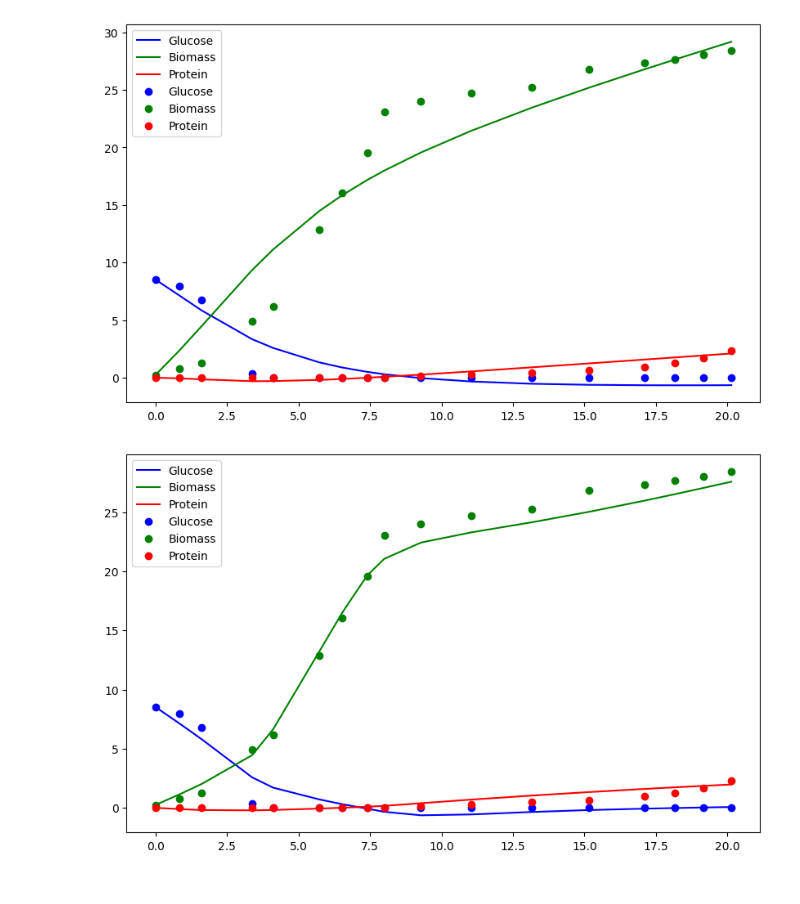
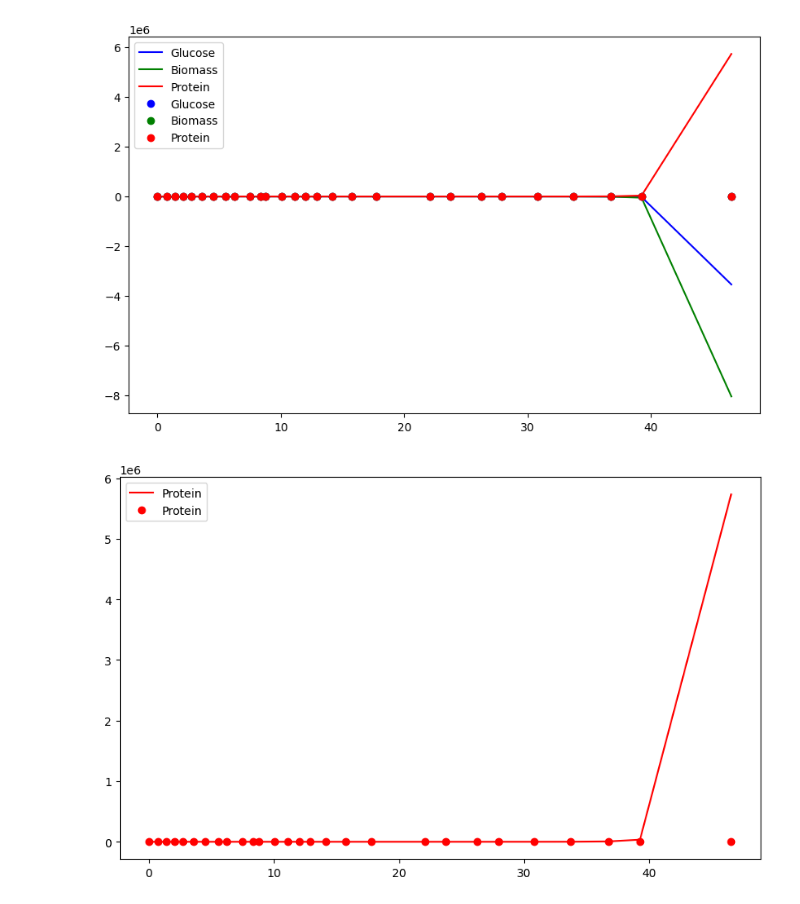
Before and after one commit to costasmexis/ModelMind, a Jupyter notebook: DL_Approacj/Notebook_A.ipynb, the cells around one changed output. Drawn from its saved outputs; the diff is of its cells as text; code cells hidden in the pictures.

Commit message:
Trained model

```diff
--- a/DL_Approacj/Notebook_A.ipynb
+++ b/DL_Approacj/Notebook_A.ipynb
@@ -15,2 +16,14 @@ def plot_data(data):
     plt.legend()
     plt.show()
+# %%
+#  Read BR data
+data = pd.read_excel('../Bioindustry/data/BR02_for_model.xlsx', header=0).drop(0, axis=0)
+t_start = data['Time'].iloc[0]
+t_end = data['Time'].iloc[-1]
+t_span = [t_start, t_end]
+
+t = torch.tensor(data['Time'].values.astype(np.float32))
+y_0 = torch.tensor([data['Glucose'].iloc[0], data['Biomass'].iloc[0], data['Protein'].iloc[0]], dtype=torch.float32)
+y_true = torch.tensor(data[['Glucose', 'Biomass', 'Protein']].values.astype(np.float32))
+
+plot_data(data)
@@ -77,0 +97,5 @@ Iter 100, Loss 3.007291078567505
+# %%
+# Load trained torch model
+m = ODEFunc()
+m.load_state_dict(torch.load('model.pth'))
+m.eval()
@@ -78,16 +114,22 @@ Iter 100, Loss 3.007291078567505
 # %%
 # Plot
-y_pred = odeint(func, y0=y_0, t=t, method='dopri5')
+y_pred = odeint(m, y0=y_0, t=t, method='dopri5')
+
 plt.figure(figsize=(10, 6))
 plt.plot(t.detach().numpy(), y_pred[:, 0].detach().numpy(), label='Glucose', color='blue')
 plt.plot(t.detach().numpy(), y_pred[:, 1].detach().numpy(), label='Biomass', color='green')
 plt.plot(t.detach().numpy(), y_pred[:, 2].detach().numpy(), label='Protein', color='red')
-plt.plot(data['Time'], data['Glucose'], label='Glucose', color='blue', marker='o', linestyle='None')
-plt.plot(data['Time'], data['Biomass'], label='Biomass', color='green', marker='o', linestyle='None')
-plt.plot(data['Time'], data['Protein'], label='Protein', color='red', marker='o', linestyle='None')
+plt.plot(t.detach().numpy(), data['Glucose'], label='Glucose', color='blue', marker='o', linestyle='None')
+plt.plot(t.detach().numpy(), data['Biomass'], label='Biomass', color='green', marker='o', linestyle='None')
+plt.plot(t.detach().numpy(), data['Protein'], label='Protein', color='red', marker='o', linestyle='None')
 plt.legend()
 plt.show()
+
+plt.figure(figsize=(10, 6))
+plt.plot(t.detach().numpy(), y_pred[:, 2].detach().numpy(), label='Protein', color='red')
+plt.plot(t.detach().numpy(), data['Protein'], label='Protein', color='red', marker='o', linestyle='None')
+plt.legend()
+plt.show()
 # %% [output]
-[figure, old version]
+[figure, new version]
+[figure, added]
-# %% [markdown]
-![image.png](attachment:image.png)
```
Also changed, not shown: parts of 9 cells of this notebook, 1 other file.
